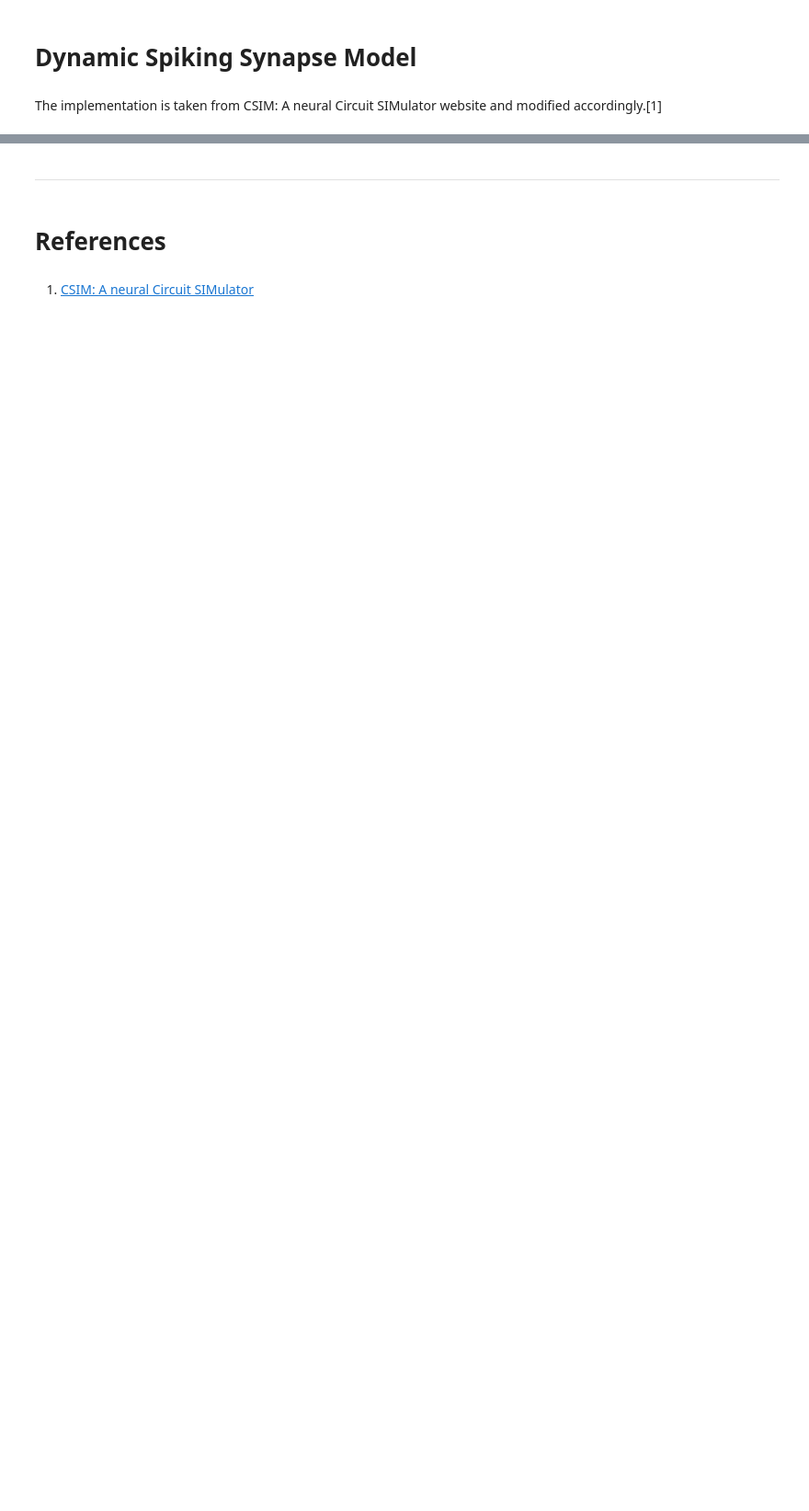
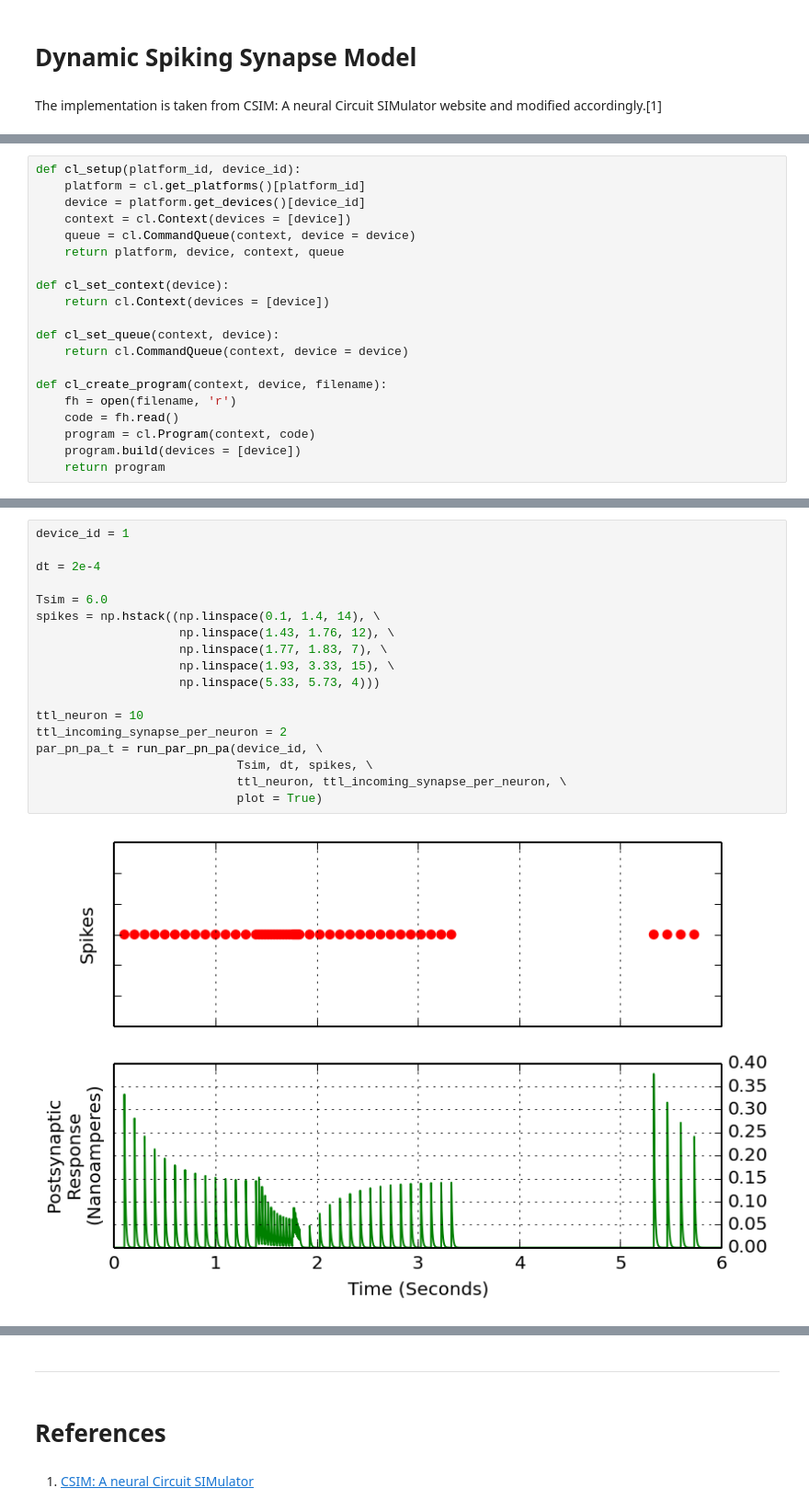
Before and after one commit to ekaakurniawan/3nb, a Jupyter notebook: DynamicSpikingSynapse.ipynb, the cells around one changed output, grey strips where cells are left out. Shown at 92% size. Saved outputs shown, nothing was run; the diff lists cells and outputs as text; blank space fills up the shorter version.

```diff
--- a/DynamicSpikingSynapse.ipynb
+++ b/DynamicSpikingSynapse.ipynb
@@ -280,0 +598,20 @@ plot_psrs(dt, spikes, psrs)
+# %%
+def cl_setup(platform_id, device_id):
+    platform = cl.get_platforms()[platform_id]
+    device = platform.get_devices()[device_id]
+    context = cl.Context(devices = [device])
+    queue = cl.CommandQueue(context, device = device)
+    return platform, device, context, queue
+
+def cl_set_context(device):
+    return cl.Context(devices = [device])
+
+def cl_set_queue(context, device):
+    return cl.CommandQueue(context, device = device)
+
+def cl_create_program(context, device, filename):
+    fh = open(filename, 'r')
+    code = fh.read()
+    program = cl.Program(context, code)
+    program.build(devices = [device])
+    return program
@@ -280,0 +789,20 @@ plot_psrs(dt, spikes, psrs)
+# %%
+device_id = 1
+
+dt = 2e-4
+
+Tsim = 6.0
+spikes = np.hstack((np.linspace(0.1, 1.4, 14), \
+                    np.linspace(1.43, 1.76, 12), \
+                    np.linspace(1.77, 1.83, 7), \
+                    np.linspace(1.93, 3.33, 15), \
+                    np.linspace(5.33, 5.73, 4)))
+
+ttl_neuron = 10
+ttl_incoming_synapse_per_neuron = 2
+par_pn_pa_t = run_par_pn_pa(device_id, \
+                            Tsim, dt, spikes, \
+                            ttl_neuron, ttl_incoming_synapse_per_neuron, \
+                            plot = True)
+# %% [output]
+[figure, added]
```
Also changed, not shown: parts of 49 cells of this notebook, 9 other files.
